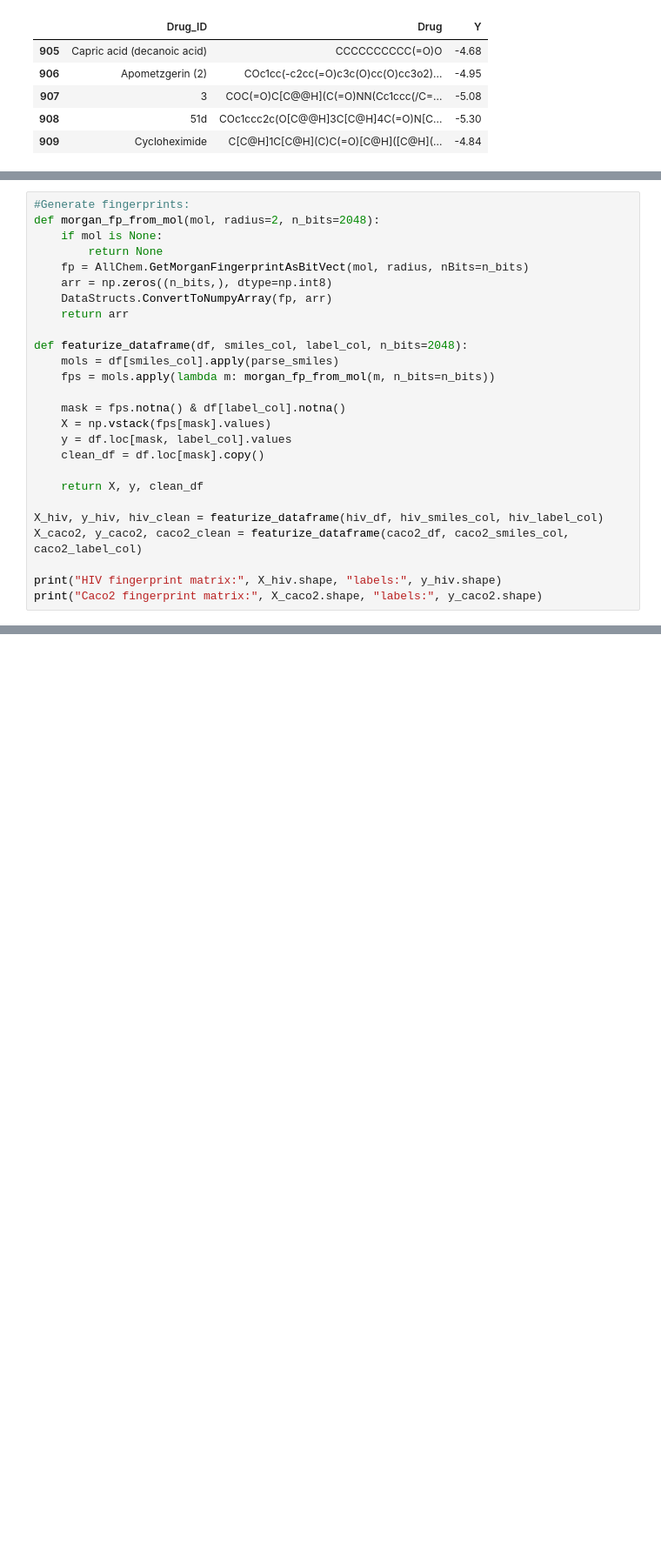
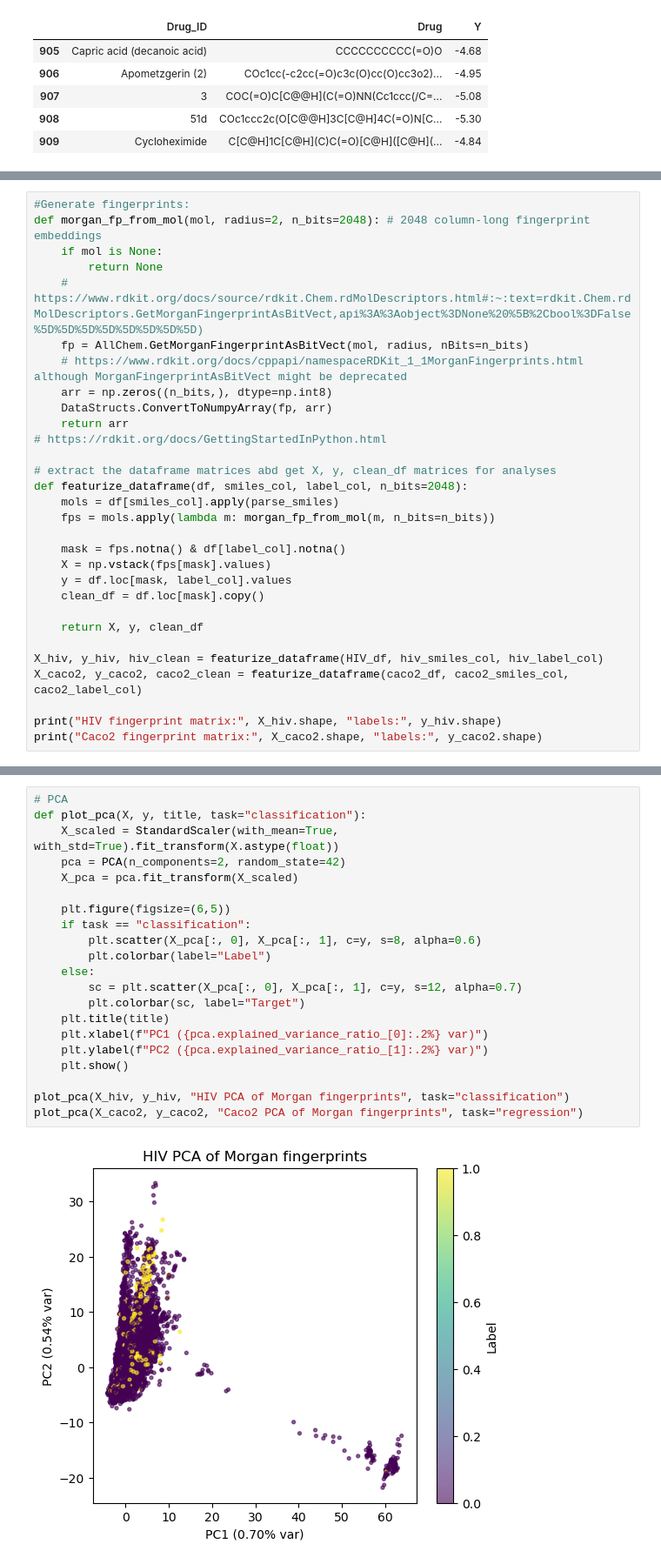
Before and after one commit to skothare/ASR_Proj, a Jupyter notebook: preprocessing/datapeek.ipynb, the cells around one changed output, grey strips where cells are left out. Shown at 87% size. Saved outputs shown, nothing was run; the diff lists cells and outputs as text; blank space fills up the shorter version.

Commit message:
Applied RDKit fingerprints and performed PC and LogReg on data to evaluate AUROC for a signal

```diff
--- a/preprocessing/datapeek.ipynb
+++ b/preprocessing/datapeek.ipynb
@@ -164,13 +215,17 @@ display(caco2_invalid)
 # %%
 #Generate fingerprints:
-def morgan_fp_from_mol(mol, radius=2, n_bits=2048):
+def morgan_fp_from_mol(mol, radius=2, n_bits=2048): # 2048 column-long fingerprint embeddings
     if mol is None:
         return None
+    # https://www.rdkit.org/docs/source/rdkit.Chem.rdMolDescriptors.html#:~:text=rdkit.Chem.rdMolDescriptors.GetMorganFingerprintAsBitVect,api%3A%3Aobject%3DNone%20%5B%2Cbool%3DFalse%5D%5D%5D%5D%5D%5D%5D%5D)
     fp = AllChem.GetMorganFingerprintAsBitVect(mol, radius, nBits=n_bits)
+    # https://www.rdkit.org/docs/cppapi/namespaceRDKit_1_1MorganFingerprints.html although MorganFingerprintAsBitVect might be deprecated
     arr = np.zeros((n_bits,), dtype=np.int8)
     DataStructs.ConvertToNumpyArray(fp, arr)
     return arr
+# https://rdkit.org/docs/GettingStartedInPython.html
 
+# extract the dataframe matrices abd get X, y, clean_df matrices for analyses
 def featurize_dataframe(df, smiles_col, label_col, n_bits=2048):
     mols = df[smiles_col].apply(parse_smiles)
     fps = mols.apply(lambda m: morgan_fp_from_mol(m, n_bits=n_bits))
@@ -182,7 +237,7 @@ def featurize_dataframe(df, smiles_col, label_col, n_bits=2048):
 
     return X, y, clean_df
 
-X_hiv, y_hiv, hiv_clean = featurize_dataframe(hiv_df, hiv_smiles_col, hiv_label_col)
+X_hiv, y_hiv, hiv_clean = featurize_dataframe(HIV_df, hiv_smiles_col, hiv_label_col)
 X_caco2, y_caco2, caco2_clean = featurize_dataframe(caco2_df, caco2_smiles_col, caco2_label_col)
 
 print("HIV fingerprint matrix:", X_hiv.shape, "labels:", y_hiv.shape)
@@ -189,0 +312,23 @@ print("Caco2 fingerprint matrix:", X_caco2.shape, "labels:", y_caco2.shape)
+# %%
+# PCA
+def plot_pca(X, y, title, task="classification"):
+    X_scaled = StandardScaler(with_mean=True, with_std=True).fit_transform(X.astype(float))
+    pca = PCA(n_components=2, random_state=42)
+    X_pca = pca.fit_transform(X_scaled)
+
+    plt.figure(figsize=(6,5))
+    if task == "classification":
+        plt.scatter(X_pca[:, 0], X_pca[:, 1], c=y, s=8, alpha=0.6)
+        plt.colorbar(label="Label")
+    else:
+        sc = plt.scatter(X_pca[:, 0], X_pca[:, 1], c=y, s=12, alpha=0.7)
+        plt.colorbar(sc, label="Target")
+    plt.title(title)
+    plt.xlabel(f"PC1 ({pca.explained_variance_ratio_[0]:.2%} var)")
+    plt.ylabel(f"PC2 ({pca.explained_variance_ratio_[1]:.2%} var)")
+    plt.show()
+
+plot_pca(X_hiv, y_hiv, "HIV PCA of Morgan fingerprints", task="classification")
+plot_pca(X_caco2, y_caco2, "Caco2 PCA of Morgan fingerprints", task="regression")
+# %% [output]
+[figure, added]
```
Also changed, not shown: parts of 11 cells of this notebook, 1 other file.
